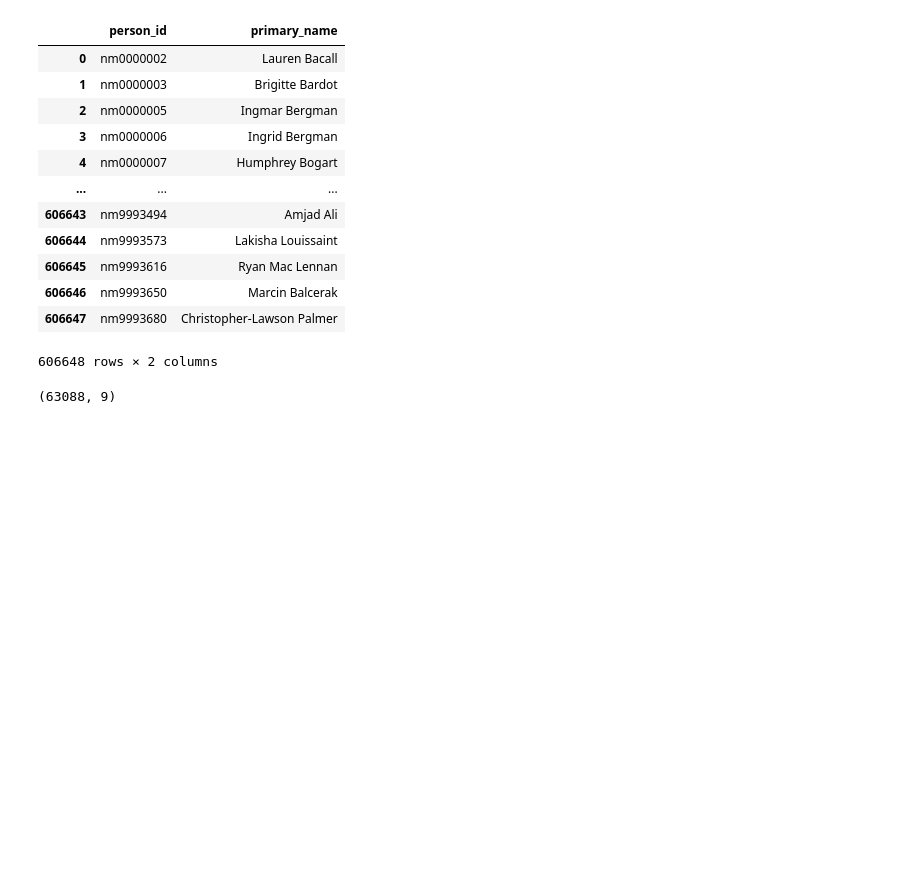
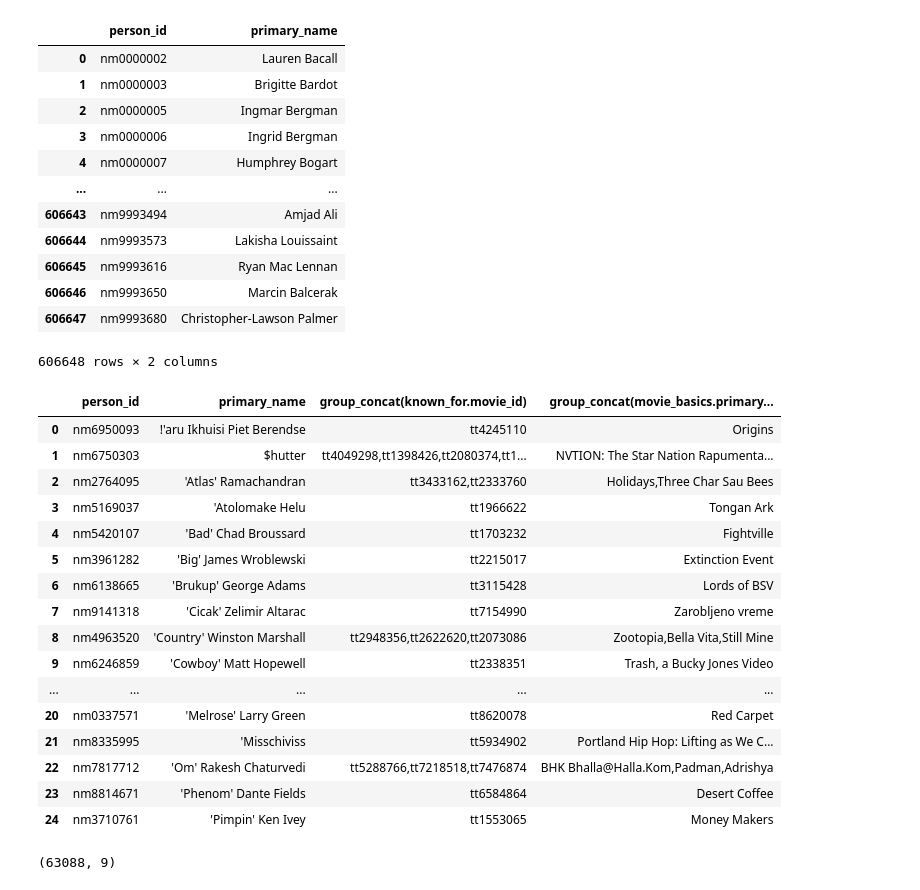
Before and after one commit to ThomasHChapman/p1_project, a Jupyter notebook: cleaning.ipynb, the cells around one changed output. Saved outputs shown, nothing was run; the diff lists cells and outputs as text; code cells hidden in the pictures; blank space fills up the shorter version.

```diff
--- a/cleaning.ipynb
+++ b/cleaning.ipynb
@@ -92,6 +92,49 @@ q3_result
 | 606646 | nm9993650 | Marcin Balcerak |
 | 606647 | nm9993680 | Christopher-Lawson Palmer |
 606648 rows × 2 columns
+# %%
+q4 = """
+SELECT
+    known_for.person_id
+    , persons.primary_name
+    , group_concat(known_for.movie_id)
+    , group_concat(movie_basics.primary_title)
+
+FROM
+    known_for
+
+    JOIN
+        persons
+            USING(person_id)
+    JOIN
+        movie_basics
+            USING(movie_id)
+
+GROUP BY
+    persons.primary_name
+
+;
+"""
+known_for = pd.read_sql(q4, conn)
+known_for.head(25)
+# %% [output]
+|  | person_id | primary_name | group_concat(known_for.movie_id) | group_concat(movie_basics.primary... |
+| 0 | nm6950093 | !'aru Ikhuisi Piet Berendse | tt4245110 | Origins |
+| 1 | nm6750303 | $hutter | tt4049298,tt1398426,tt2080374,tt1... | NVTION: The Star Nation Rapumenta... |
+| 2 | nm2764095 | 'Atlas' Ramachandran | tt3433162,tt2333760 | Holidays,Three Char Sau Bees |
+| 3 | nm5169037 | 'Atolomake Helu | tt1966622 | Tongan Ark |
+| 4 | nm5420107 | 'Bad' Chad Broussard | tt1703232 | Fightville |
+| 5 | nm3961282 | 'Big' James Wroblewski | tt2215017 | Extinction Event |
+| 6 | nm6138665 | 'Brukup' George Adams | tt3115428 | Lords of BSV |
+| 7 | nm9141318 | 'Cicak' Zelimir Altarac | tt7154990 | Zarobljeno vreme |
+| 8 | nm4963520 | 'Country' Winston Marshall | tt2948356,tt2622620,tt2073086 | Zootopia,Bella Vita,Still Mine |
+| 9 | nm6246859 | 'Cowboy' Matt Hopewell | tt2338351 | Trash, a Bucky Jones Video |
+| ... | ... | ... | ... | ... |
+| 20 | nm0337571 | 'Melrose' Larry Green | tt8620078 | Red Carpet |
+| 21 | nm8335995 | 'Misschiviss | tt5934902 | Portland Hip Hop: Lifting as We C... |
+| 22 | nm7817712 | 'Om' Rakesh Chaturvedi | tt5288766,tt7218518,tt7476874 | BHK Bhalla@Halla.Kom,Padman,Adrishya |
+| 23 | nm8814671 | 'Phenom' Dante Fields | tt6584864 | Desert Coffee |
+| 24 | nm3710761 | 'Pimpin' Ken Ivey | tt1553065 | Money Makers |
 # %%
 # merge primary_name from the persons table onto our dataframe where director_id matches person_id
 directors = q2_result.merge(q3_result, how='left', left_on='director_id', right_on='person_id')
```
Also changed, not shown: 1 other file.
